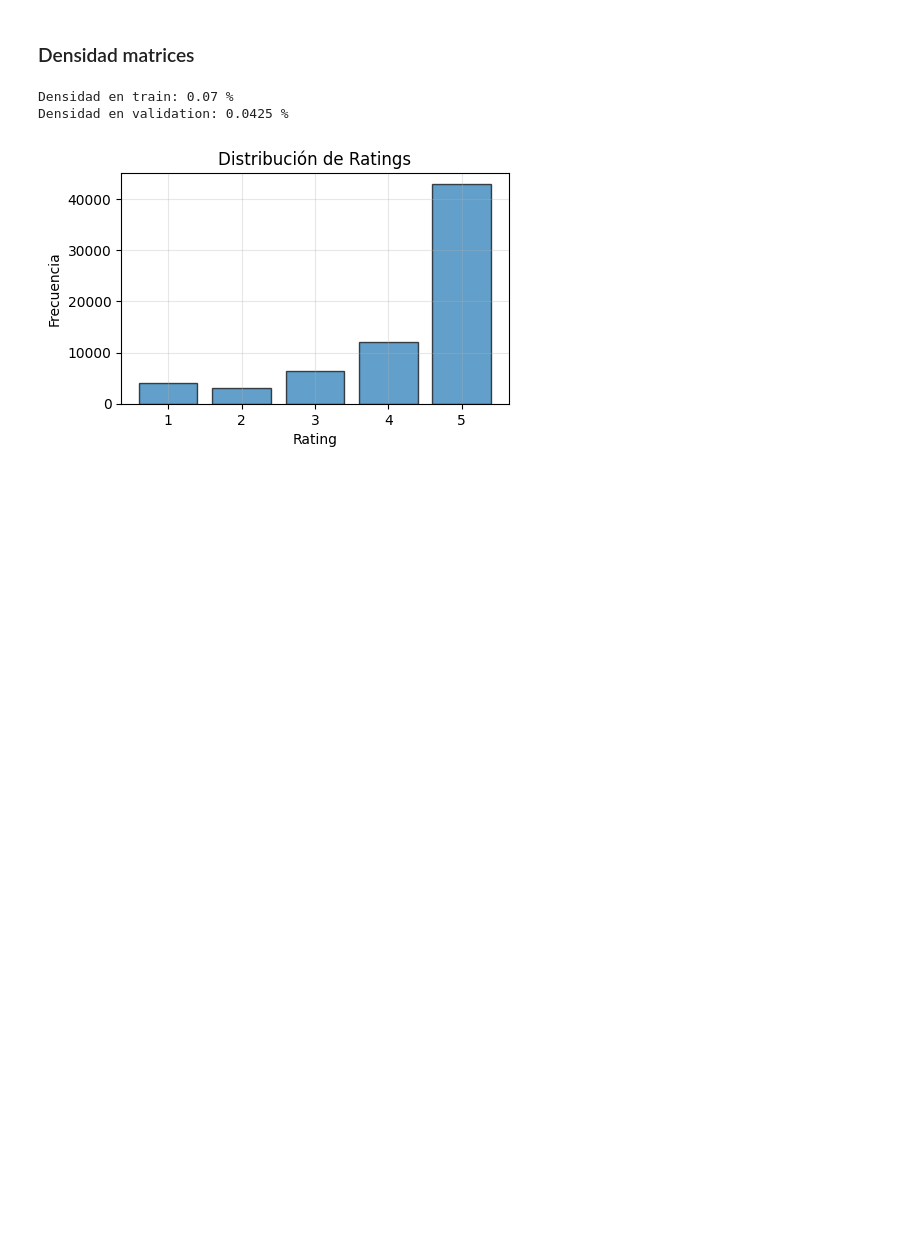
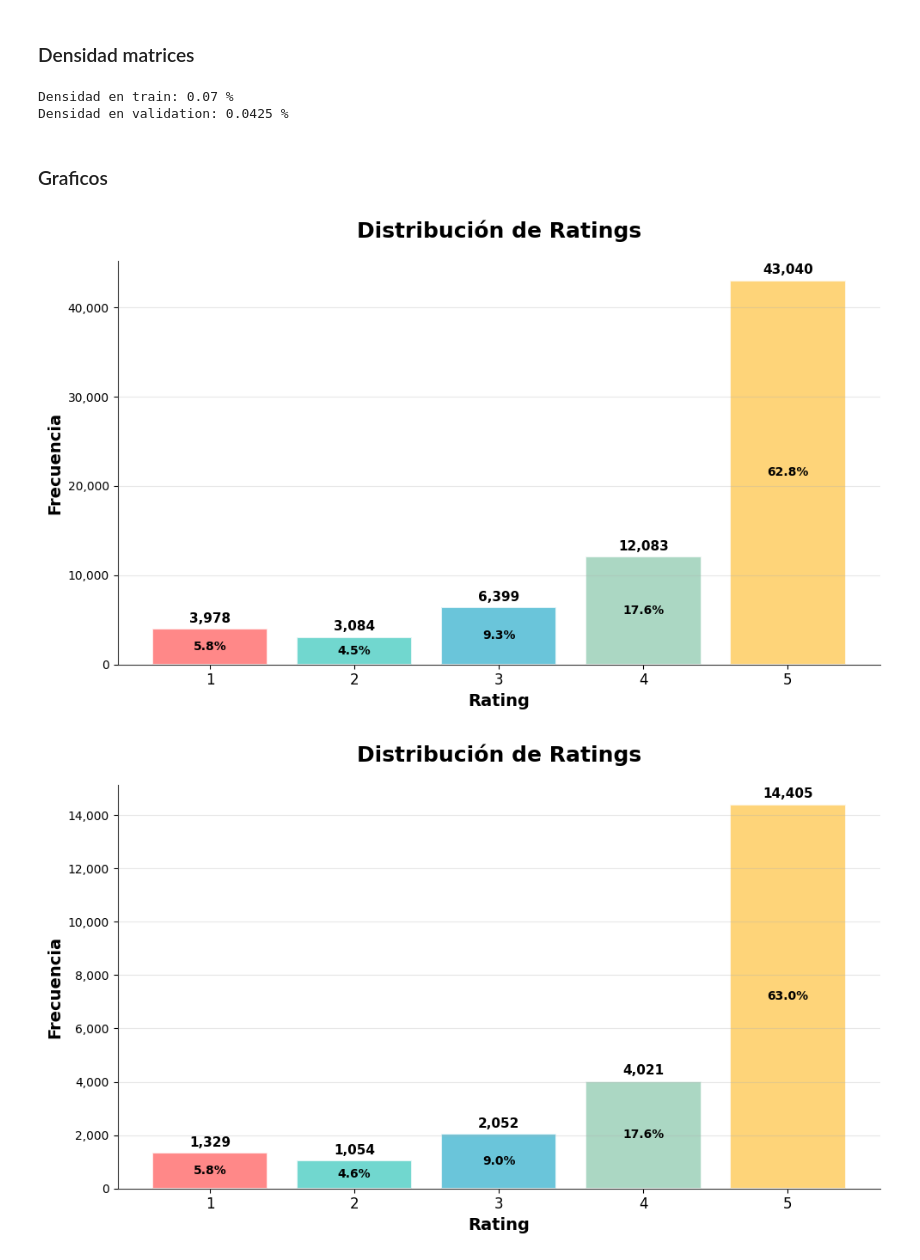
Before and after one commit to franfonte/T1_SR, a Jupyter notebook: analisis_datos.ipynb, the cells around one changed output. Saved outputs shown, nothing was run; the diff lists cells and outputs as text; code cells hidden in the pictures; blank space fills up the shorter version.

Commit message:
graficos analisis datos listos

```diff
--- a/analisis_datos.ipynb
+++ b/analisis_datos.ipynb
@@ -179,19 +510,14 @@ print("Densidad en validation:", round(densidad_validation, 4),"%")
 # %% [output]
 Densidad en train: 0.07 %
 Densidad en validation: 0.0425 %
+# %% [markdown]
+### Graficos
 # %%
-ratings = train_data["rating"]
-
-# Count the frequency of each rating
-rating_counts = ratings.value_counts().sort_index()
-
-plt.figure(figsize=(5, 3))
-plt.bar(rating_counts.index, rating_counts.values, edgecolor='black', alpha=0.7)
-plt.title('Distribución de Ratings')
-plt.xlabel('Rating')
-plt.ylabel('Frecuencia')
-plt.xticks([1, 2, 3, 4, 5])
-plt.grid(True, alpha=0.3)
-plt.show()
+# Distribucion de ratings en train y validation
+ratings_train = train_data["rating"]
+ratings_validation = validation_data["rating"]
+for ratings in [ratings_train, ratings_validation]:
+    plot_rating_distribution(ratings)
 # %% [output]
-[figure, old version]
+[figure, new version]
+[figure, added]
```
Also changed, not shown: parts of 7 cells of this notebook.
